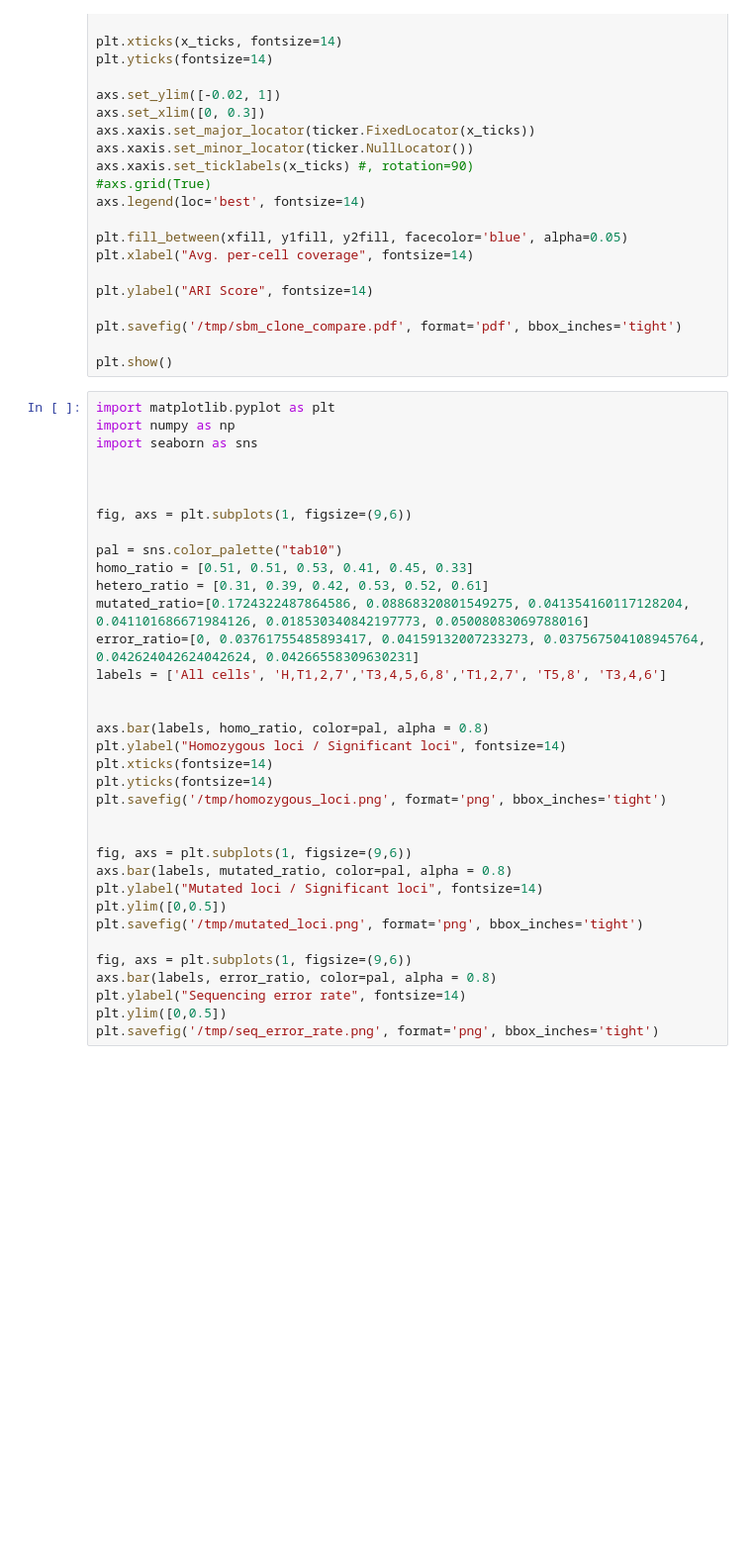
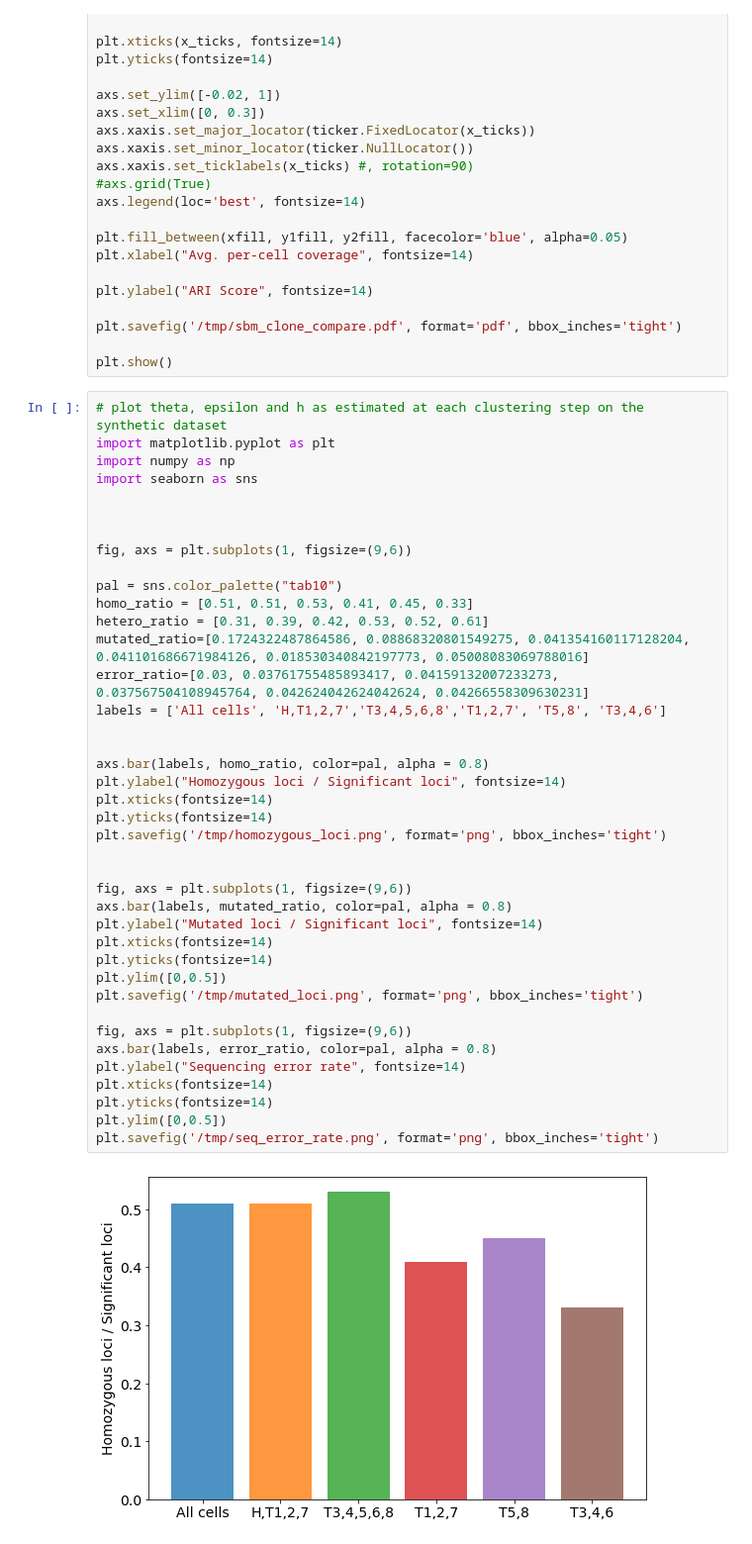
Before and after one commit to ratschlab/secedo-evaluation, a Jupyter notebook: notebooks/Paper charts.ipynb, the cells around one changed output. Shown at 99% size. Saved outputs shown, nothing was run; the diff lists cells and outputs as text; blank space fills up the shorter version.

Commit message:
Python notebook for evaluating experimental results on the Synthetic dataset

```diff
--- a/notebooks/Paper charts.ipynb
+++ b/notebooks/Paper charts.ipynb
@@ -457,37 +457,44 @@ plt.savefig('/tmp/sbm_clone_compare.pdf', format='pdf', bbox_inches='tight')
 
 plt.show()
 # %%
+# plot theta, epsilon and h as estimated at each clustering step on the synthetic dataset
 import matplotlib.pyplot as plt
 import numpy as np
 import seaborn as sns
 
 
 
 fig, axs = plt.subplots(1, figsize=(9,6))
 
 pal = sns.color_palette("tab10")
 homo_ratio = [0.51, 0.51, 0.53, 0.41, 0.45, 0.33]
 hetero_ratio = [0.31, 0.39, 0.42, 0.53, 0.52, 0.61]
 mutated_ratio=[0.1724322487864586, 0.08868320801549275, 0.041354160117128204, 0.041101686671984126, 0.018530340842197773, 0.05008083069788016]
-error_ratio=[0, 0.03761755485893417, 0.04159132007233273, 0.037567504108945764, 0.042624042624042624, 0.04266558309630231]
+error_ratio=[0.03, 0.03761755485893417, 0.04159132007233273, 0.037567504108945764, 0.042624042624042624, 0.04266558309630231]
 labels = ['All cells', 'H,T1,2,7','T3,4,5,6,8','T1,2,7', 'T5,8', 'T3,4,6']
 
 
 axs.bar(labels, homo_ratio, color=pal, alpha = 0.8)
 plt.ylabel("Homozygous loci / Significant loci", fontsize=14)
 plt.xticks(fontsize=14)
 plt.yticks(fontsize=14)
 plt.savefig('/tmp/homozygous_loci.png', format='png', bbox_inches='tight')
 
 
 fig, axs = plt.subplots(1, figsize=(9,6))
 axs.bar(labels, mutated_ratio, color=pal, alpha = 0.8)
 plt.ylabel("Mutated loci / Significant loci", fontsize=14)
+plt.xticks(fontsize=14)
+plt.yticks(fontsize=14)
 plt.ylim([0,0.5])
 plt.savefig('/tmp/mutated_loci.png', format='png', bbox_inches='tight')
 
 fig, axs = plt.subplots(1, figsize=(9,6))
 axs.bar(labels, error_ratio, color=pal, alpha = 0.8)
 plt.ylabel("Sequencing error rate", fontsize=14)
+plt.xticks(fontsize=14)
+plt.yticks(fontsize=14)
 plt.ylim([0,0.5])
 plt.savefig('/tmp/seq_error_rate.png', format='png', bbox_inches='tight')
+# %% [output]
+[figure, added]
```
Also changed, not shown: parts of 2 cells of this notebook, 3 other files.
